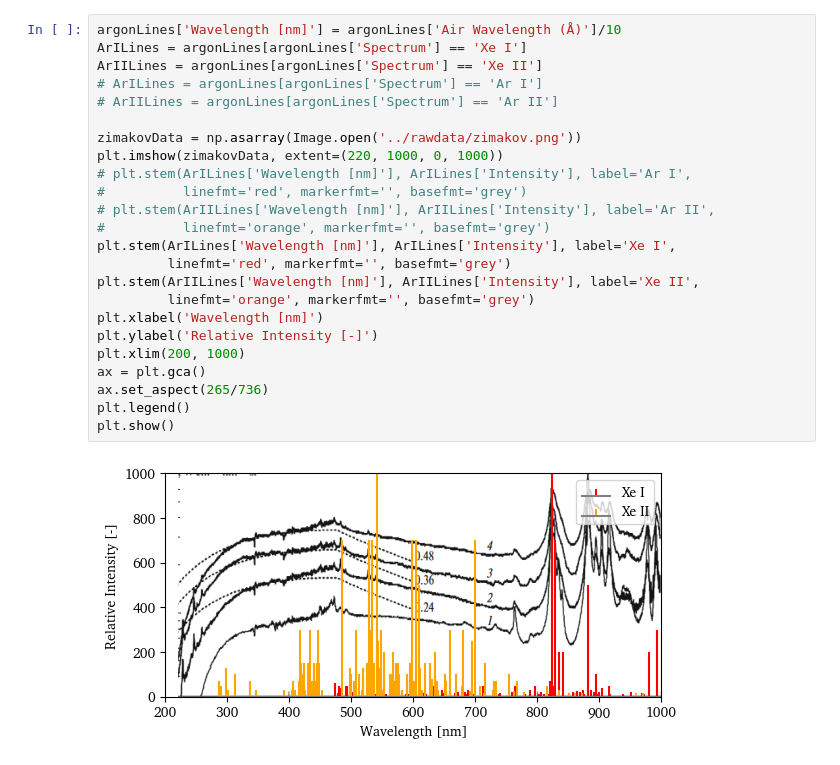
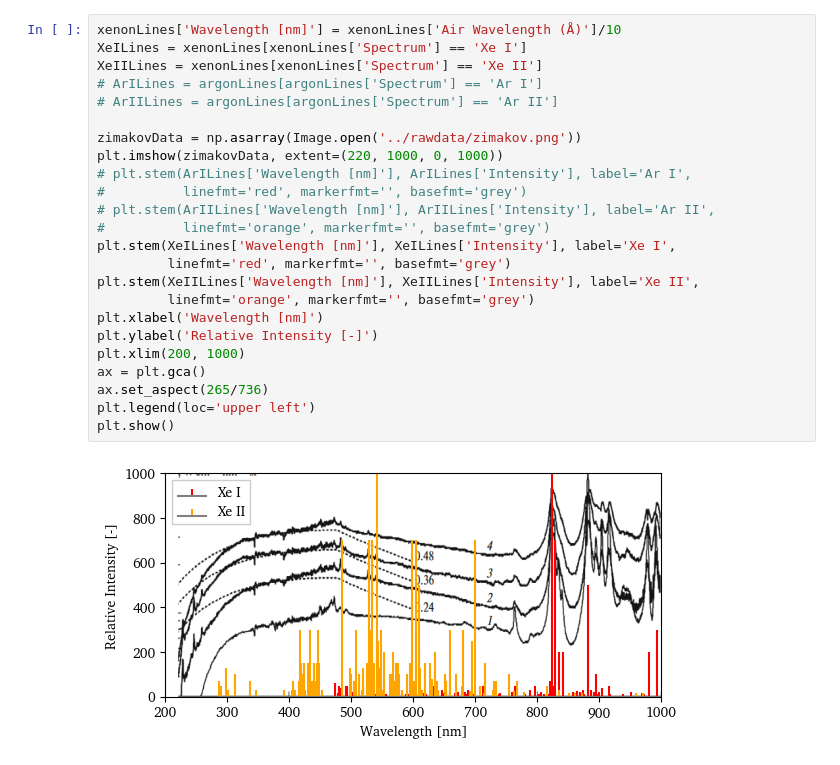
Before and after one commit to eeduplay/MScThesis, a Jupyter notebook: code/argon_spectrum.ipynb, the cells around one changed output. Drawn from its saved outputs; the diff is of its cells as text.

```diff
--- a/code/argon_spectrum.ipynb
+++ b/code/argon_spectrum.ipynb
@@ -30,26 +40,26 @@ except:
 # %%
-argonLines['Wavelength [nm]'] = argonLines['Air Wavelength (Å)']/10
-ArILines = argonLines[argonLines['Spectrum'] == 'Xe I']
-ArIILines = argonLines[argonLines['Spectrum'] == 'Xe II']
+xenonLines['Wavelength [nm]'] = xenonLines['Air Wavelength (Å)']/10
+XeILines = xenonLines[xenonLines['Spectrum'] == 'Xe I']
+XeIILines = xenonLines[xenonLines['Spectrum'] == 'Xe II']
 # ArILines = argonLines[argonLines['Spectrum'] == 'Ar I']
 # ArIILines = argonLines[argonLines['Spectrum'] == 'Ar II']
 
 zimakovData = np.asarray(Image.open('../rawdata/zimakov.png'))
 plt.imshow(zimakovData, extent=(220, 1000, 0, 1000))
 # plt.stem(ArILines['Wavelength [nm]'], ArILines['Intensity'], label='Ar I',
 #          linefmt='red', markerfmt='', basefmt='grey')
 # plt.stem(ArIILines['Wavelength [nm]'], ArIILines['Intensity'], label='Ar II',
 #          linefmt='orange', markerfmt='', basefmt='grey')
-plt.stem(ArILines['Wavelength [nm]'], ArILines['Intensity'], label='Xe I',
+plt.stem(XeILines['Wavelength [nm]'], XeILines['Intensity'], label='Xe I',
          linefmt='red', markerfmt='', basefmt='grey')
-plt.stem(ArIILines['Wavelength [nm]'], ArIILines['Intensity'], label='Xe II',
+plt.stem(XeIILines['Wavelength [nm]'], XeIILines['Intensity'], label='Xe II',
          linefmt='orange', markerfmt='', basefmt='grey')
 plt.xlabel('Wavelength [nm]')
 plt.ylabel('Relative Intensity [-]')
 plt.xlim(200, 1000)
 ax = plt.gca()
 ax.set_aspect(265/736)
-plt.legend()
+plt.legend(loc='upper left')
 plt.show()
 # %% [output]
-[figure, old version]
+[figure, new version]
```
Also changed, not shown: parts of 5 cells of this notebook.
